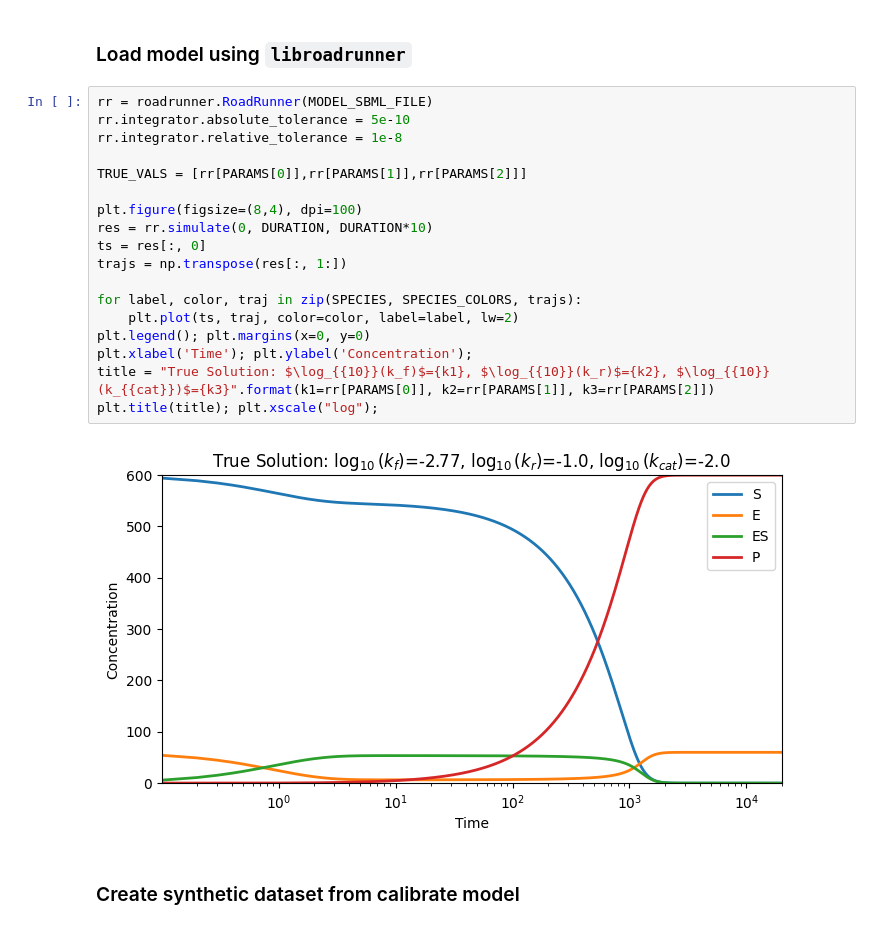
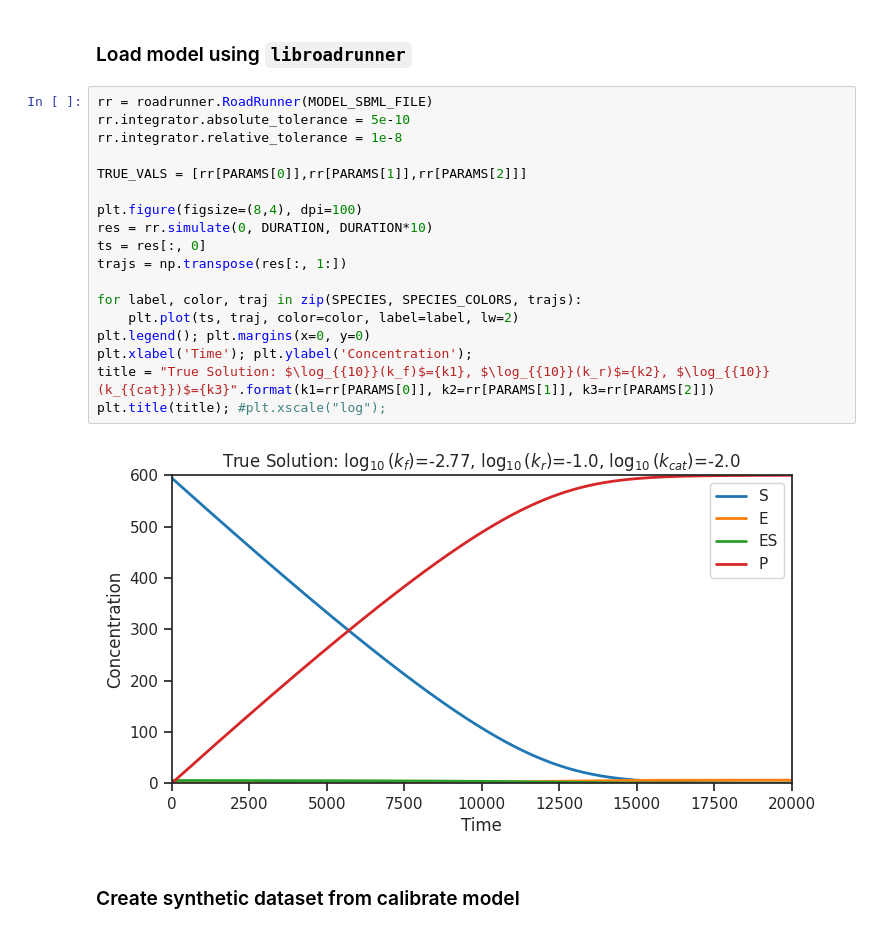
Before and after one commit to LarkinIt/ModelCalibrationExamples, a Jupyter notebook: Michaelis-Menten/mm_example.ipynb, the cells around one changed output. Drawn from its saved outputs; the diff is of its cells as text.

```diff
--- a/Michaelis-Menten/mm_example.ipynb
+++ b/Michaelis-Menten/mm_example.ipynb
@@ -66,23 +66,23 @@ LOG_ERROR = True
 # %%
 rr = roadrunner.RoadRunner(MODEL_SBML_FILE)
 rr.integrator.absolute_tolerance = 5e-10
 rr.integrator.relative_tolerance = 1e-8
 
 TRUE_VALS = [rr[PARAMS[0]],rr[PARAMS[1]],rr[PARAMS[2]]]
 
 plt.figure(figsize=(8,4), dpi=100)
 res = rr.simulate(0, DURATION, DURATION*10)
 ts = res[:, 0]
 trajs = np.transpose(res[:, 1:])
 
 for label, color, traj in zip(SPECIES, SPECIES_COLORS, trajs):
     plt.plot(ts, traj, color=color, label=label, lw=2)
 plt.legend(); plt.margins(x=0, y=0)
 plt.xlabel('Time'); plt.ylabel('Concentration');
 title = "True Solution: $\log_{{10}}(k_f)$={k1}, $\log_{{10}}(k_r)$={k2}, $\log_{{10}}(k_{{cat}})$={k3}".format(k1=rr[PARAMS[0]], k2=rr[PARAMS[1]], k3=rr[PARAMS[2]])
-plt.title(title); plt.xscale("log");
+plt.title(title); #plt.xscale("log");
 # %% [output]
-[figure, old version]
+[figure, new version]
 # %% [markdown]
 ### Create synthetic dataset from calibrate model
 # %%
```
Also changed, not shown: parts of 20 cells of this notebook, 2 other files.
